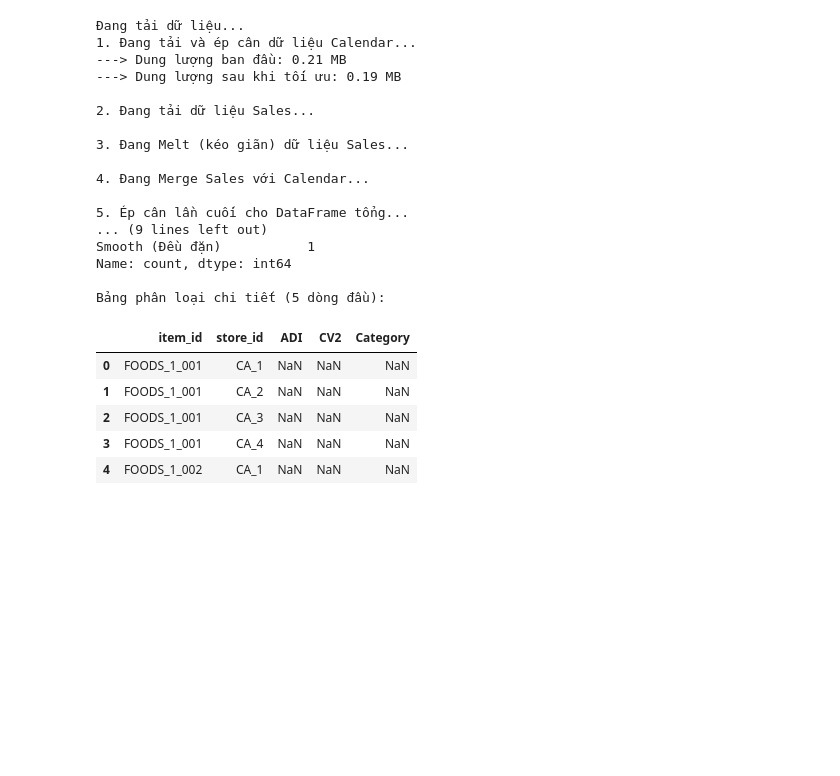
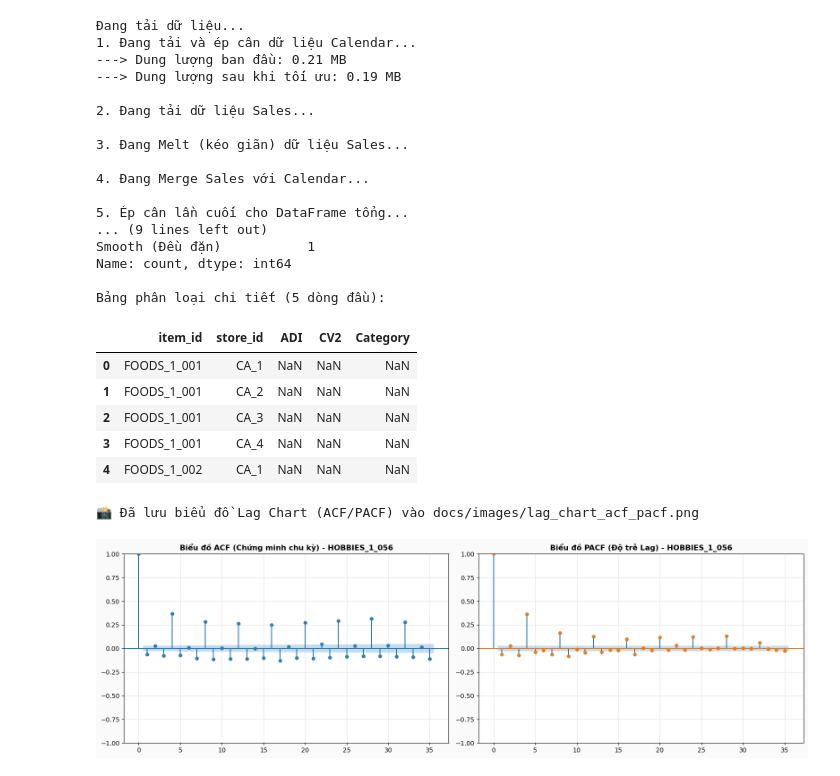
Before and after one commit to yenpth265-alt/NCKH_Optiminization_Inventory, a Jupyter notebook: notebooks/02_demand_classification.ipynb, the cells around one changed output. Saved outputs shown, nothing was run; the diff lists cells and outputs as text; code cells hidden in the pictures; blank space fills up the shorter version.

```diff
--- a/notebooks/02_demand_classification.ipynb
+++ b/notebooks/02_demand_classification.ipynb
@@ -82,3 +82,40 @@ Bảng phân loại chi tiết (5 dòng đầu):
 | 2 | FOODS_1_001 | CA_3 | NaN | NaN | NaN |
 | 3 | FOODS_1_001 | CA_4 | NaN | NaN | NaN |
 | 4 | FOODS_1_002 | CA_1 | NaN | NaN | NaN |
+# %%
+import statsmodels.api as sm
+from statsmodels.graphics.tsaplots import plot_acf, plot_pacf
+import matplotlib.pyplot as plt
+import os
+
+# Lấy 1 sản phẩm bán chạy nhất để vẽ biểu đồ chứng minh chu kỳ
+sample_item = df_run['item_id'].value_counts().index[0]
+demand_series = df_run[df_run['item_id'] == sample_item]['demand'].values
+
+# Lọc bỏ những ngày đầu tiên chưa bán hàng (toàn số 0)
+non_zero_indices = np.where(demand_series > 0)[0]
+if len(non_zero_indices) > 0:
+    active_demand = demand_series[non_zero_indices[0]:]
+else:
+    active_demand = demand_series
+
+fig, ax = plt.subplots(1, 2, figsize=(16, 5), facecolor='#FAFAFA')
+
+# Vẽ ACF (Tự tương quan)
+plot_acf(active_demand, lags=35, ax=ax[0], color='#2980b9')
+ax[0].set_title(f'Biểu đồ ACF (Chứng minh chu kỳ) - {sample_item}', fontweight='bold')
+ax[0].grid(True, linestyle='--', alpha=0.5)
+
+# Vẽ PACF (Tự tương quan riêng phần)
+plot_pacf(active_demand, lags=35, ax=ax[1], color='#e67e22')
+ax[1].set_title(f'Biểu đồ PACF (Độ trễ Lag) - {sample_item}', fontweight='bold')
+ax[1].grid(True, linestyle='--', alpha=0.5)
+
+plt.tight_layout()
+os.makedirs('../docs/images', exist_ok=True)
+plt.savefig('../docs/images/lag_chart_acf_pacf.png', dpi=300)
+print("📸 Đã lưu biểu đồ Lag Chart (ACF/PACF) vào docs/images/lag_chart_acf_pacf.png")
+plt.show()
+# %% [output]
+📸 Đã lưu biểu đồ Lag Chart (ACF/PACF) vào docs/images/lag_chart_acf_pacf.png
+[figure, added]
```
Also changed, not shown: 3 other files.
